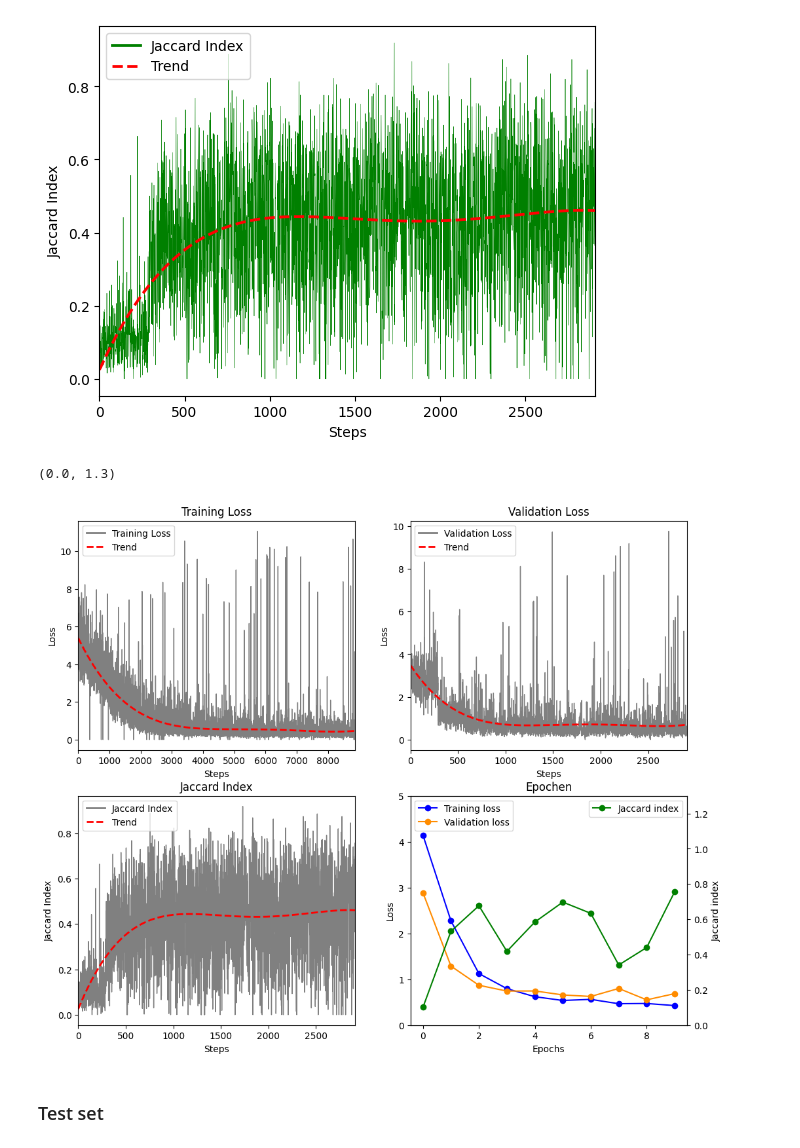
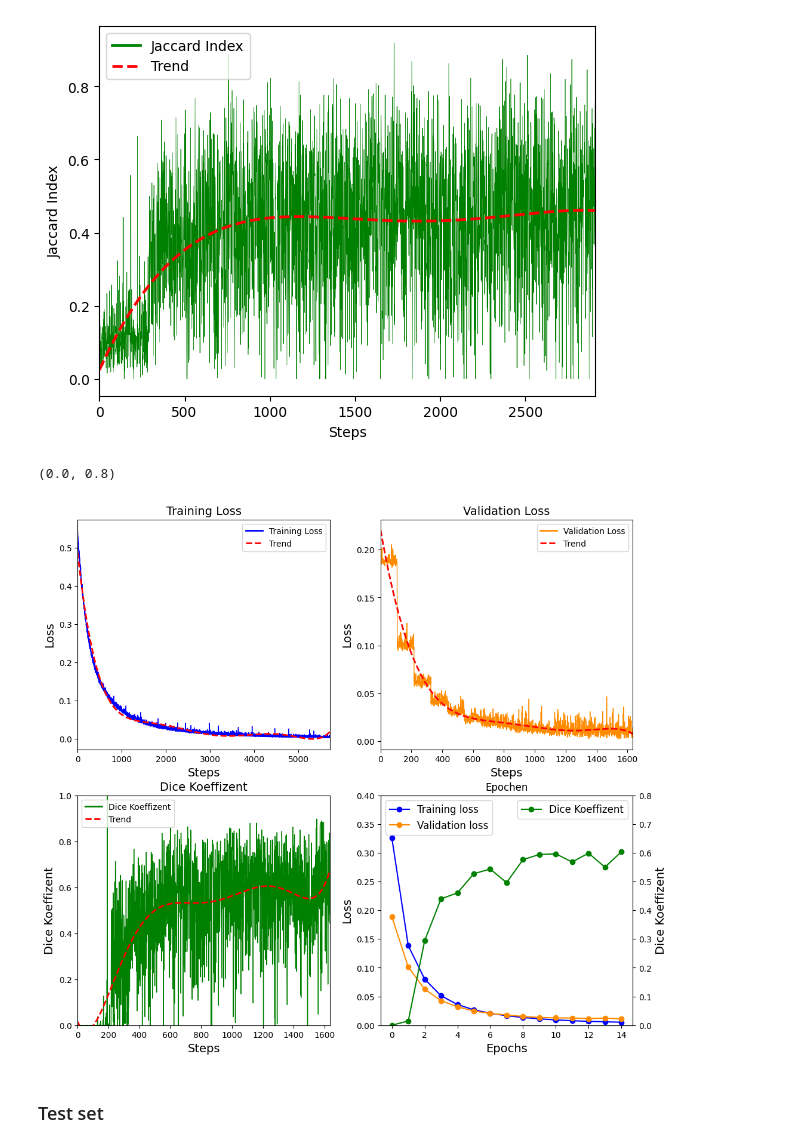
Before and after one commit to Taraman12/Solarpark-detection, a Jupyter notebook: Notebooks/ML_Modell/train_u_net.ipynb, the cells around one changed output. Saved outputs shown, nothing was run; the diff lists cells and outputs as text; code cells hidden in the pictures.

Commit message:
changed loss and IoU to BCE and Dice

```diff
--- a/Notebooks/ML_Modell/train_u_net.ipynb
+++ b/Notebooks/ML_Modell/train_u_net.ipynb
@@ -155,14 +158,15 @@ model = smp.Unet(
     activation='sigmoid',
 ).to(device)
 # %%
-epochs = 5
+epochs = 15
 max_lr = 0.001
 
 optimizer = Adam(model.parameters(), lr=max_lr)
 
 scheduler = OneCycleLR(optimizer, max_lr=max_lr, steps_per_epoch=len(train_dataloader),epochs=epochs)
 
-loss_fn = smp.losses.DiceLoss(mode="binary", log_loss=False, from_logits=False)
+# loss_fn = smp.losses.DiceLoss(mode="binary", log_loss=False, from_logits=False)
+loss_fn = nn.BCELoss()
 # %%
 train_loss_vals = []
 val_loss_vals = []
@@ -343,17 +335,17 @@ fig, ax1 = plt.subplots()
 ax2 = ax1.twinx()
 ax1.plot(train_loss_single, 'b-o', label='Training loss')
 ax1.plot(val_loss_single, '-o', color=orange, label='Validation loss')
-ax2.plot(val_jaccard_idx_single_cpu, 'g-o', label='Jaccard index')
+ax2.plot(val_jaccard_idx_single, 'g-o', label='Dice Koeffizent')
 plt.title('Training Rohdaten')
 
 ax1.set_xlabel('Epochs')
 ax1.set_ylabel('Loss')
 ax1.legend(loc='upper left')
 ax2.legend(loc='upper right')
-ax2.set_ylabel('Jaccard index')
+ax2.set_ylabel('Dice Koeffizent')
 # plt.xlim(0, len(train_loss_single))
-ax1.set_ylim(0, 1.3)
-ax2.set_ylim(0, 1.3)
+ax1.set_ylim(0, 0.4)
+ax2.set_ylim(0, 0.8)
 # plt.legend()
 plt.show()
 # %% [output]
@@ -389,15 +371,15 @@ def plot_figure(data, data_label, xlabel, ylabel, ax=ax1, color='blue', xlim=Non
     epochs = range(1, len(data) + 1)
 
     # Add trend curve
-    z_data = np.polyfit(epochs, data, 4)
+    z_data = np.polyfit(epochs, data, 6)
     p_data = np.poly1d(z_data)
     ax.plot(data, marker, color=color, label=data_label, linewidth=linewidth)
     if trend:
         ax.plot(epochs, p_data(epochs), "r--", label=trend_label, linewidth=2)
 
     # ax.title(title)
-    ax.set_xlabel(xlabel)
-    ax.set_ylabel(ylabel)
+    ax.set_xlabel(xlabel, fontsize=14)
+    ax.set_ylabel(ylabel, fontsize=14)
     ax.set_xlim(0, len(data))
     if ylim != None:
         ax.set_xlim(0, ylim)
@@ -415,33 +397,34 @@ plot_figure(val_jaccard_idx_vals, 'Jaccard Index', 'Steps', 'Jaccard Index',ax=a
 # %%
 orange = '#FF8C00'
 gray = '#808080'
-plt.rcParams.update({'font.weight': 'normal'})
-plt.rcParams.update({'font.size': 10})
-fig, axs = plt.subplots(2,2, figsize=(12, 10))
-train_plot = plot_figure(train_loss_vals, 'Training Loss', 'Steps', 'Loss', ax=axs[0, 0], color=gray, trend=True)
-axs[0, 0].set_title('Training Loss')
-loss_plot = plot_figure(val_loss_vals, 'Validation Loss', 'Steps', 'Loss', ax=axs[0, 1], color=gray, trend=True)
-axs[0, 1].set_title('Validation Loss')
-jaccard_plot = plot_figure(val_jaccard_idx_vals, 'Jaccard Index', 'Steps', 'Jaccard Index', ax=axs[1, 0], color=gray, trend=True)
-axs[1, 0].set_title('Jaccard Index')
+# plt.rcParams.update({'font.weight': 'normal'})
+# plt.rcParams.update({'font.size': 10})
+fig, axs = plt.subplots(2,2, figsize=(12, 11))
+train_plot = plot_figure(train_loss_vals, 'Training Loss', 'Steps', 'Loss', ax=axs[0, 0], color='b', trend=True)
+axs[0, 0].set_title('Training Loss', fontsize=14)
+loss_plot = plot_figure(val_loss_vals, 'Validation Loss', 'Steps', 'Loss', ax=axs[0, 1], color=orange, trend=True)
+axs[0, 1].set_title('Validation Loss', fontsize=14)
+jaccard_plot = plot_figure(val_jaccard_idx_vals, 'Dice Koeffizent', 'Steps', 'Dice Koeffizent', ax=axs[1, 0], color='g', trend=True)
+axs[1, 0].set_title('Dice Koeffizent', fontsize=14)
+axs[1, 0].set_ylim(0, 1)
 
 ax4a = axs[1, 1]
 ax4b = ax4a.twinx()
 axs[1, 1].set_title('Epochen')
 ax4a.plot(train_loss_single, 'b-o', label='Training loss')
 ax4a.plot(val_loss_single, '-o', color=orange, label='Validation loss')
 
 # ax4 = ax3.twinx()
-ax4b.plot(val_jaccard_idx_single_cpu, 'g-o', label='Jaccard index')
-ax4a.set_xlabel('Epochs')
-ax4a.set_ylabel('Loss')
-ax4b.set_ylabel('Jaccard index')
-ax4a.legend(loc='upper left')
-ax4b.legend(loc='upper right')
-ax4a.set_ylim(0, 5)
-ax4b.set_ylim(0, 1.3)
+ax4b.plot(val_jaccard_idx_single, 'g-o', label='Dice Koeffizent')
+ax4a.set_xlabel('Epochs', fontsize=14)
+ax4a.set_ylabel('Loss', fontsize=14)
+ax4b.set_ylabel('Dice Koeffizent', fontsize=14)
+ax4a.legend(loc='upper left', fontsize=12)
+ax4b.legend(loc='upper right', fontsize=12)
+ax4a.set_ylim(0, 0.4)
+ax4b.set_ylim(0, 0.8)
 # %% [output]
-(0.0, 1.3)
+(0.0, 0.8)
-[figure, old version]
+[figure, new version]
 # %%
 # save figure
```
Also changed, not shown: parts of 44 cells of this notebook.
